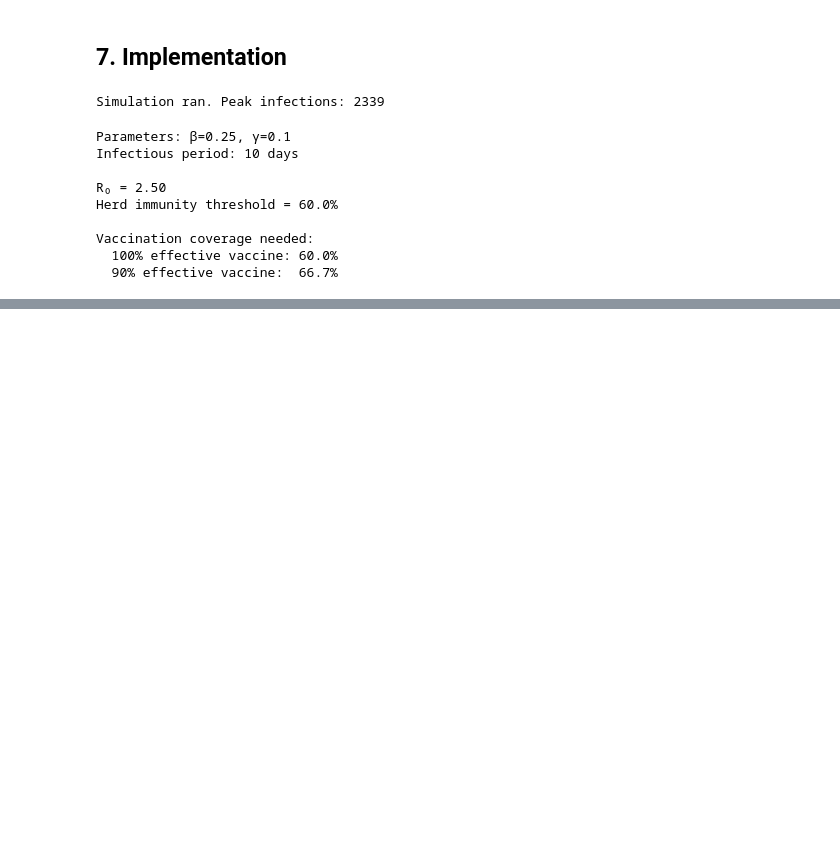
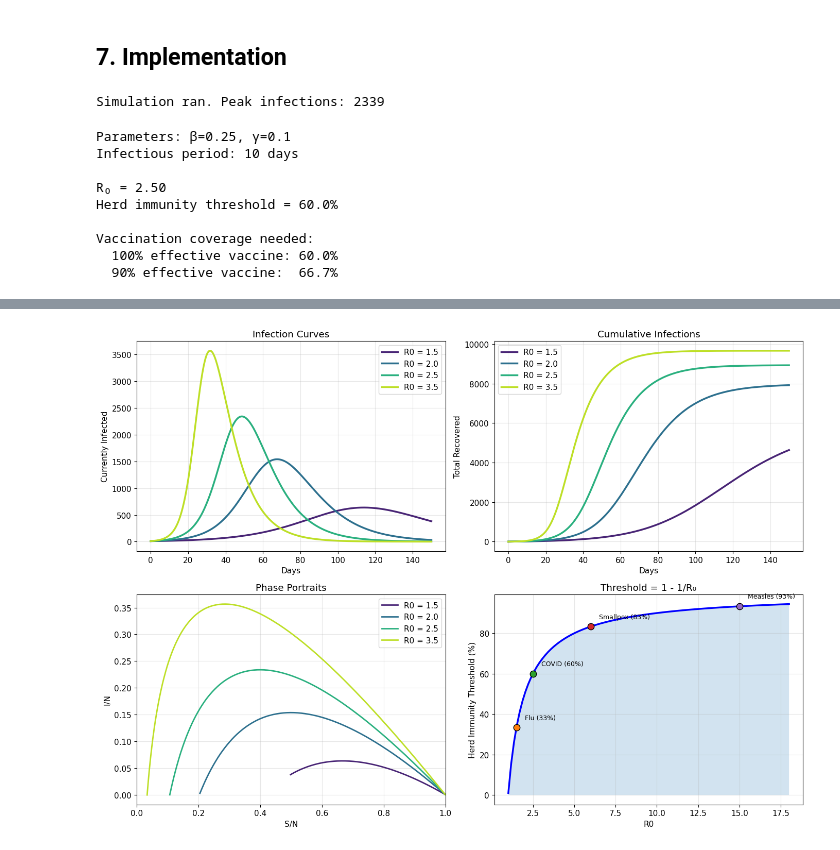
Before and after one commit to AhmedInv40/SIR-Epidemic-Model, a Jupyter notebook: SIR Epidemic Model.ipynb, the cells around one changed output, grey strips where cells are left out. Saved outputs shown, nothing was run; the diff lists cells and outputs as text; code cells hidden in the pictures; blank space fills up the shorter version.

```diff
--- a/SIR Epidemic Model.ipynb
+++ b/SIR Epidemic Model.ipynb
@@ -354,0 +552,78 @@ Vaccination coverage needed:
+# %%
+# Compare different R₀ values
+
+def compare_R0s(R0_list, N=10000, I0=10, days=150):
+    """Show how different R₀ values affect the epidemic."""
+
+    fig, axes = plt.subplots(2, 2, figsize=(14, 10))
+
+    gamma = 0.1
+    colors = plt.cm.viridis(np.linspace(0.1, 0.9, len(R0_list)))
+
+    all_results = []
+
+    for R0_target, color in zip(R0_list, colors):
+        beta = R0_target * gamma
+        S0 = N - I0
+
+        t, S, I, R = run_sir_simulation(S0, I0, 0, beta, gamma, days)
+        all_results.append((R0_target, t, S, I, R))
+
+        # Infection curves
+        axes[0, 0].plot(t, I, color=color, lw=2.5, label=f'R0 = {R0_target}')
+
+        # Cumulative
+        axes[0, 1].plot(t, R, color=color, lw=2.5, label=f'R0 = {R0_target}')
+
+        # Phase
+        axes[1, 0].plot(S/N, I/N, color=color, lw=2, label=f'R0 = {R0_target}')
+
+    axes[0, 0].set_xlabel('Days')
+    axes[0, 0].set_ylabel('Currently Infected')
+    axes[0, 0].set_title('Infection Curves')
+    axes[0, 0].legend()
+
+    axes[0, 1].set_xlabel('Days')
+    axes[0, 1].set_ylabel('Total Recovered')
+    axes[0, 1].set_title('Cumulative Infections')
+    axes[0, 1].legend()
+
+    axes[1, 0].set_xlabel('S/N')
+    axes[1, 0].set_ylabel('I/N')
+    axes[1, 0].set_title('Phase Portraits')
+    axes[1, 0].legend()
+    axes[1, 0].set_xlim(0, 1)
+
+    # Herd immunity threshold plot
+    R0_range = np.linspace(1.01, 18, 100)
+    thresholds = [(1 - 1/r) * 100 for r in R0_range]
+
+    axes[1, 1].plot(R0_range, thresholds, 'b-', lw=2.5)
+    axes[1, 1].fill_between(R0_range, thresholds, alpha=0.2)
+    axes[1, 1].set_xlabel('R0')
+    axes[1, 1].set_ylabel('Herd Immunity Threshold (%)')
+    axes[1, 1].set_title('Threshold = 1 - 1/R₀')
+
+    # Mark some diseases
+    diseases = {'Flu': 1.5, 'COVID': 2.5, 'Smallpox': 6, 'Measles': 15}
+    for name, r0 in diseases.items():
+        thr = (1 - 1/r0) * 100
+        axes[1, 1].scatter([r0], [thr], s=80, zorder=5, edgecolors='black')
+        axes[1, 1].annotate(f'{name} ({thr:.0f}%)', xy=(r0, thr),
+                           xytext=(r0+0.5, thr+4), fontsize=9)
+
+    plt.tight_layout()
+    plt.show()
+
+    # Print stats
+    print("\nResults for different R₀:")
+    print()
+    print(f"{'R₀':<6} {'Peak':>10} {'Peak Day':>10} {'Attack Rate':>12}")
+    print()
+    for R0_target, t, S, I, R in all_results:
+        print(f"{R0_target:<6.1f} {max(I):>10.0f} {t[np.argmax(I)]:>10.1f} {R[-1]/N*100:>11.1f}%")
+
+
+compare_R0s([1.5, 2.0, 2.5, 3.5])
+# %% [output]
+[figure, added]
```
Also changed, not shown: parts of 14 cells of this notebook.
